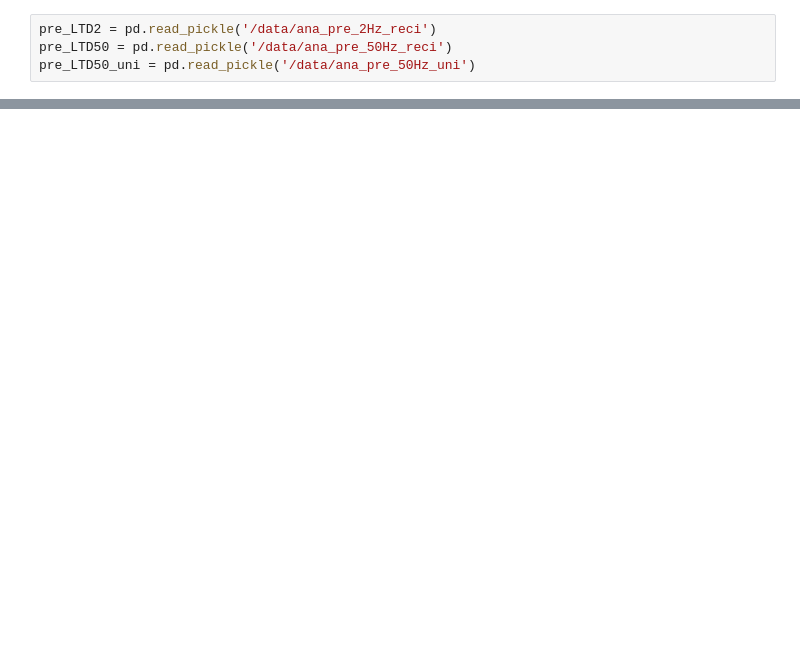
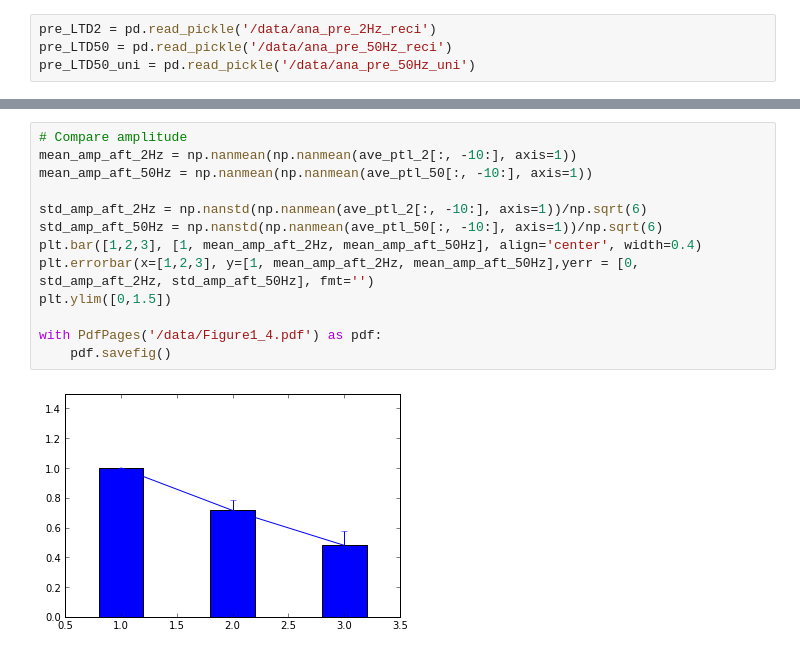
Before and after one commit to ShuangLiBCM/Patch_data_ana, a Jupyter notebook: Notebooks/Figure_preonly_LTD_all.ipynb, the cells around one changed output, grey strips where cells are left out. Drawn from its saved outputs; the diff is of its cells as text; blank space fills up the shorter version.

```diff
--- a/Notebooks/Figure_preonly_LTD_all.ipynb
+++ b/Notebooks/Figure_preonly_LTD_all.ipynb
@@ -82,0 +102,15 @@ plt.title('Pre-synaptic only (-70 mV)')
+# %%
+# Compare amplitude
+mean_amp_aft_2Hz = np.nanmean(np.nanmean(ave_ptl_2[:, -10:], axis=1))
+mean_amp_aft_50Hz = np.nanmean(np.nanmean(ave_ptl_50[:, -10:], axis=1))
+
+std_amp_aft_2Hz = np.nanstd(np.nanmean(ave_ptl_2[:, -10:], axis=1))/np.sqrt(6)
+std_amp_aft_50Hz = np.nanstd(np.nanmean(ave_ptl_50[:, -10:], axis=1))/np.sqrt(6)
+plt.bar([1,2,3], [1, mean_amp_aft_2Hz, mean_amp_aft_50Hz], align='center', width=0.4)
+plt.errorbar(x=[1,2,3], y=[1, mean_amp_aft_2Hz, mean_amp_aft_50Hz],yerr = [0, std_amp_aft_2Hz, std_amp_aft_50Hz], fmt='')
+plt.ylim([0,1.5])
+
+with PdfPages('/data/Figure1_4.pdf') as pdf:
+    pdf.savefig()
+# %% [output]
+[figure, added]
```
Also changed, not shown: parts of 15 cells of this notebook, 29 other files.
